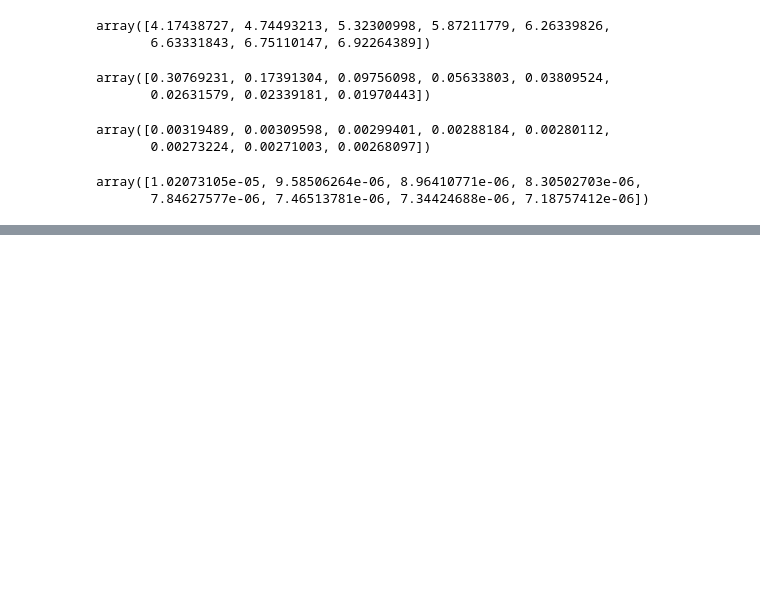
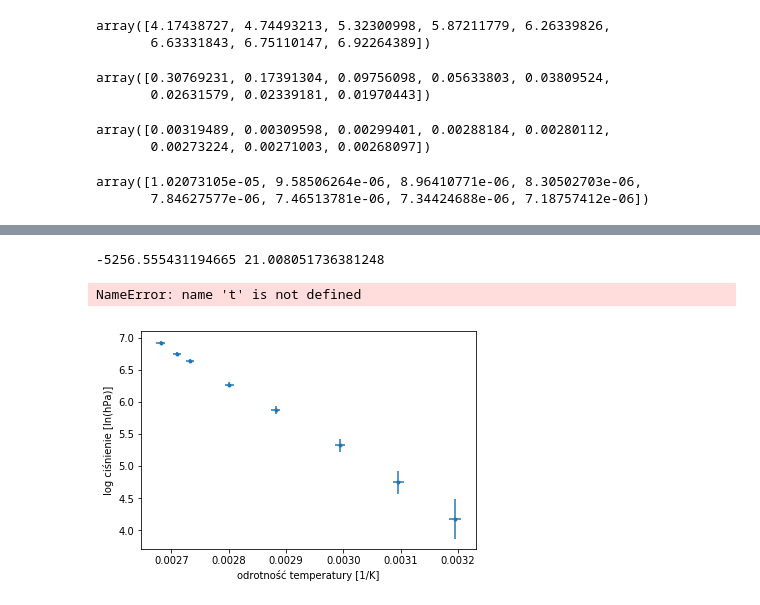
Before and after one commit to not7cd/psychic-train, a Jupyter notebook: mic_c2.ipynb, the cells around one changed output, grey strips where cells are left out. Drawn from its saved outputs; the diff is of its cells as text; code cells hidden in the pictures; blank space fills up the shorter version.

```diff
--- a/mic_c2.ipynb
+++ b/mic_c2.ipynb
@@ -80,0 +93,18 @@ for x, dx in zip(ln_p, yerr):
+# %%
+m, b = np.polyfit(inv_t, ln_p, 1)
+print(m, b)
+
+fig = plt.figure()
+# ax = fig.gca()
+# ax.set_yscale('log')
+
+plt.xlabel('odrotność temperatury [1/K]')
+plt.ylabel('log ciśnienie [ln(hPa)]')
+plt.errorbar(y=ln_p, x=inv_t, yerr=yerr, xerr=xerr, fmt='.')
+plt.plot(t, m*t + b, '--')
+plt.grid()
+plt.show()
+# %% [output]
+-5256.555431194665 21.008051736381248
+NameError: name 't' is not defined
+[figure, added]
```
Also changed, not shown: parts of 5 cells of this notebook, 1 other file.
